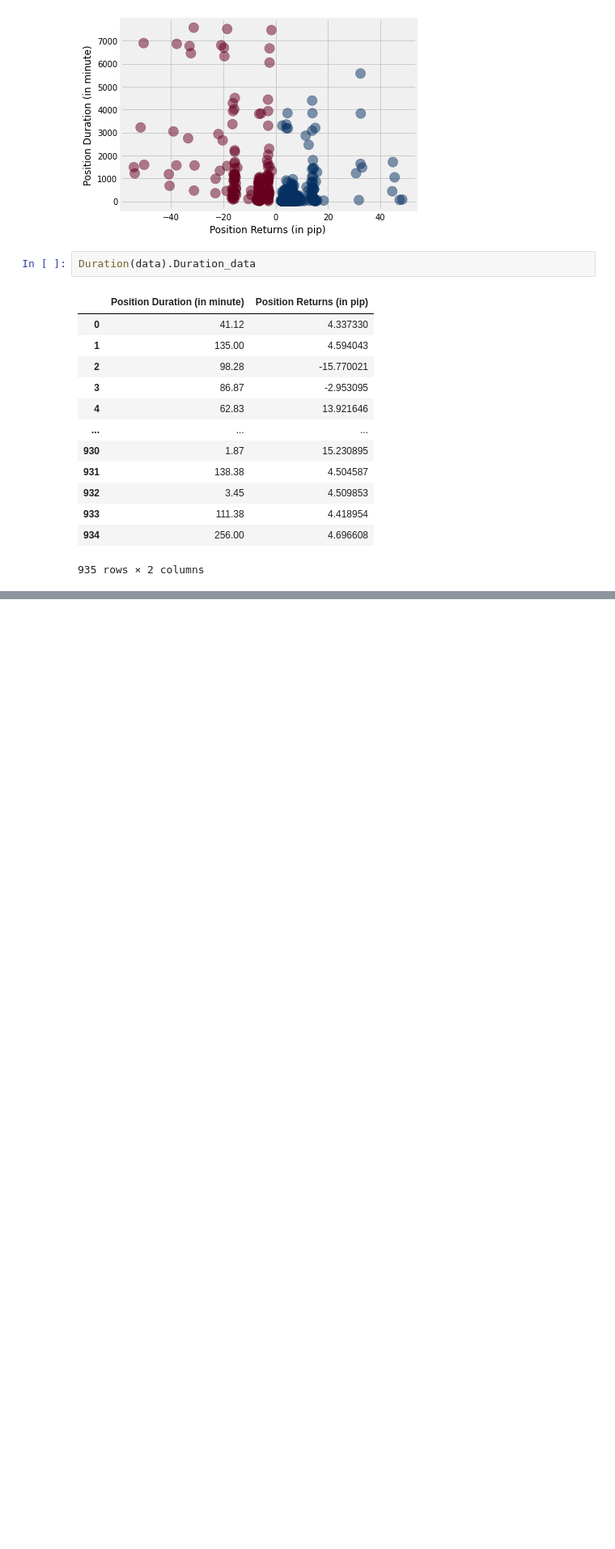
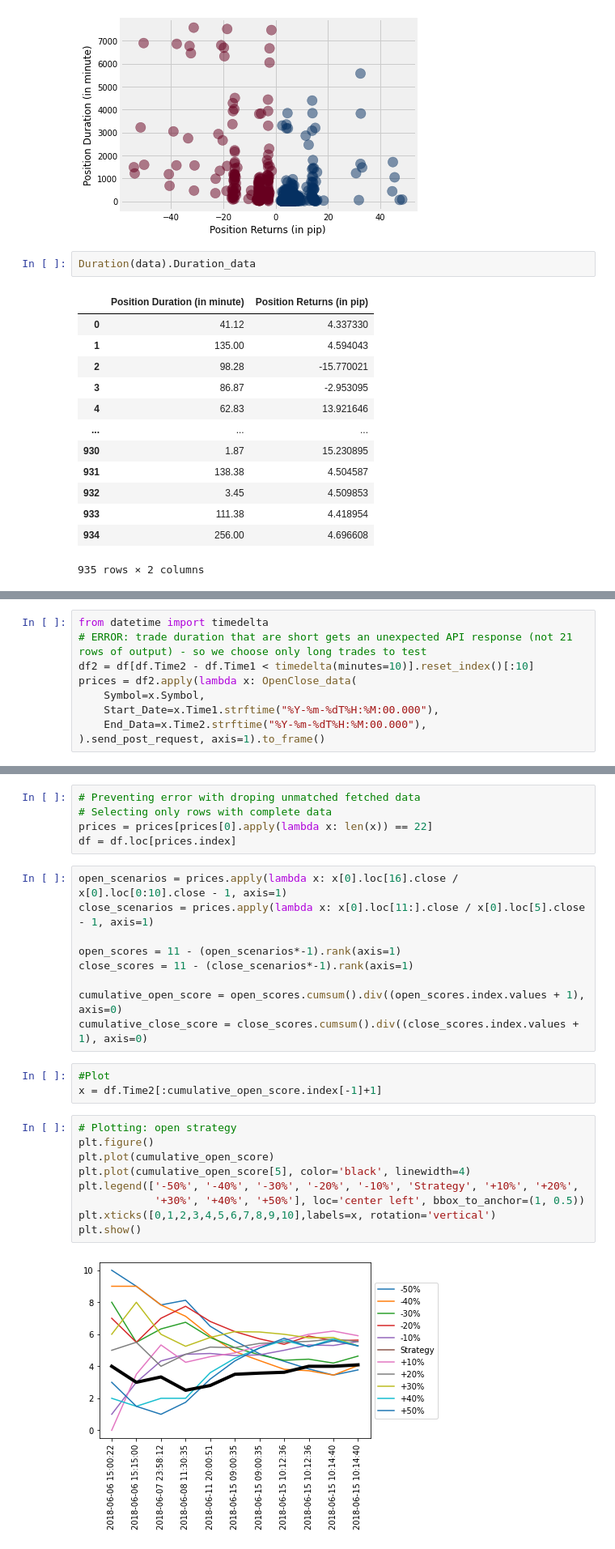
Before and after one commit to adaji/TraderEvaluation, a Jupyter notebook: TestNote.ipynb, the cells around one changed output, grey strips where cells are left out. Shown at 81% size. Cells and saved outputs as stored; diff of their text form; blank space fills up the shorter version.

```diff
--- a/TestNote.ipynb
+++ b/TestNote.ipynb
@@ -99,0 +230,9 @@ Duration(data).Duration_data
+# %%
+from datetime import timedelta
+# ERROR: trade duration that are short gets an unexpected API response (not 21 rows of output) - so we choose only long trades to test
+df2 = df[df.Time2 - df.Time1 < timedelta(minutes=10)].reset_index()[:10]
+prices = df2.apply(lambda x: OpenClose_data(
+    Symbol=x.Symbol,
+    Start_Date=x.Time1.strftime("%Y-%m-%dT%H:%M:00.000"),
+    End_Data=x.Time2.strftime("%Y-%m-%dT%H:%M:00.000"),
+).send_post_request, axis=1).to_frame()
@@ -99,0 +267,28 @@ Duration(data).Duration_data
+# %%
+# Preventing error with droping unmatched fetched data
+# Selecting only rows with complete data
+prices = prices[prices[0].apply(lambda x: len(x)) == 22]
+df = df.loc[prices.index]
+# %%
+open_scenarios = prices.apply(lambda x: x[0].loc[16].close / x[0].loc[0:10].close - 1, axis=1)
+close_scenarios = prices.apply(lambda x: x[0].loc[11:].close / x[0].loc[5].close - 1, axis=1)
+
+open_scores = 11 - (open_scenarios*-1).rank(axis=1)
+close_scores = 11 - (close_scenarios*-1).rank(axis=1)
+
+cumulative_open_score = open_scores.cumsum().div((open_scores.index.values + 1), axis=0)
+cumulative_close_score = close_scores.cumsum().div((close_scores.index.values + 1), axis=0)
+# %%
+#Plot
+x = df.Time2[:cumulative_open_score.index[-1]+1]
+# %%
+# Plotting: open strategy
+plt.figure()
+plt.plot(cumulative_open_score)
+plt.plot(cumulative_open_score[5], color='black', linewidth=4)
+plt.legend(['-50%', '-40%', '-30%', '-20%', '-10%', 'Strategy', '+10%', '+20%',
+            '+30%', '+40%', '+50%'], loc='center left', bbox_to_anchor=(1, 0.5))
+plt.xticks([0,1,2,3,4,5,6,7,8,9,10],labels=x, rotation='vertical')
+plt.show()
+# %% [output]
+[figure, added]
```
Also changed, not shown: parts of 28 cells of this notebook, 1 other file.
